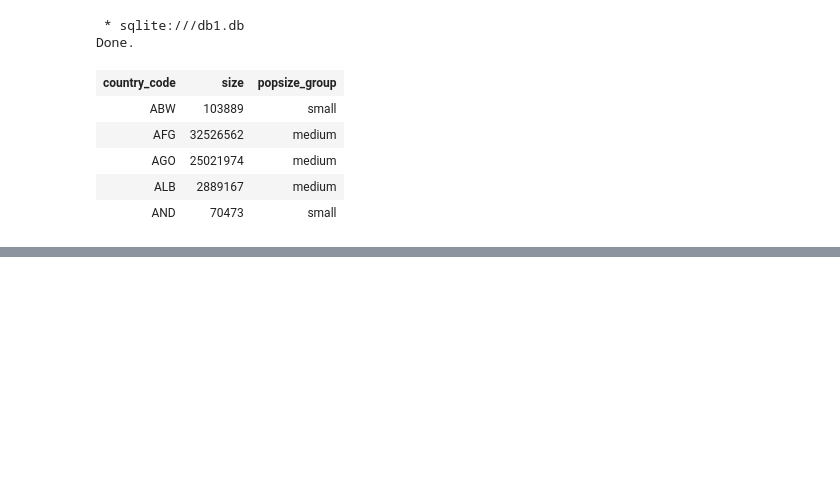
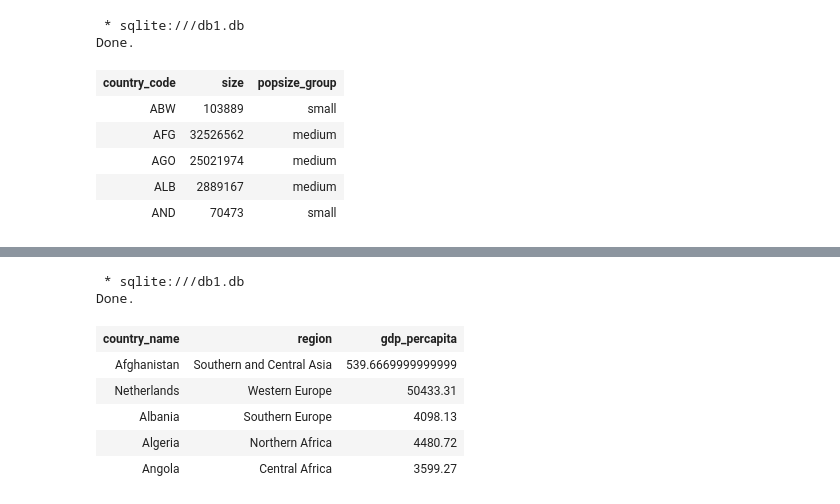
Before and after one commit to edwards158/SQL, a Jupyter notebook: SQLJoins.ipynb, the cells around one changed output, grey strips where cells are left out. Drawn from its saved outputs; the diff is of its cells as text; code cells hidden in the pictures; blank space fills up the shorter version.

```diff
--- a/SQLJoins.ipynb
+++ b/SQLJoins.ipynb
@@ -314,0 +367,17 @@ Done.
+# %%
+%%sql
+SELECT country_name, region, gdp_percapita
+FROM countries AS c
+LEFT JOIN economies AS e
+ON c.code = e.code
+WHERE year = 2010
+limit 5;
+# %% [output]
+ * sqlite:///db1.db
+Done.
+| country_name | region | gdp_percapita |
+| Afghanistan | Southern and Central Asia | 539.6669999999999 |
+| Netherlands | Western Europe | 50433.31 |
+| Albania | Southern Europe | 4098.13 |
+| Algeria | Northern Africa | 4480.72 |
+| Angola | Central Africa | 3599.27 |
```
Also changed, not shown: parts of 8 cells of this notebook.
